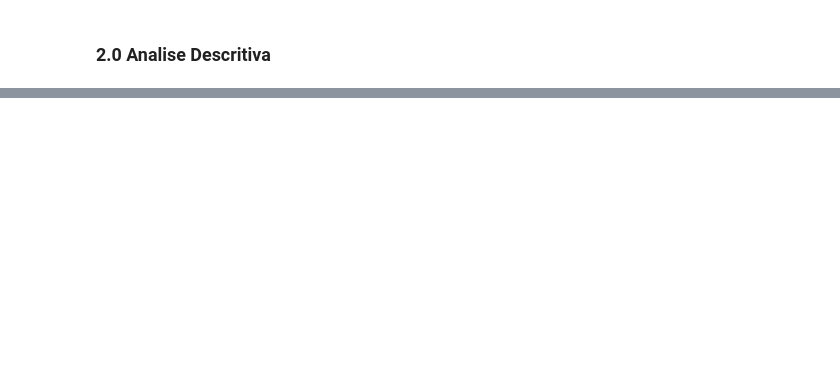
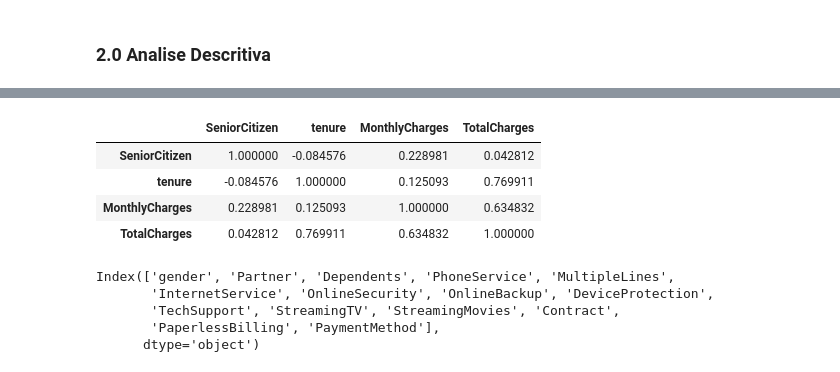
Before and after one commit to Felintox/Predict-Customer-Churn---Kaggle-Playground-Prediction-Competition-, a Jupyter notebook: churn-predict.ipynb, the cells around one changed output, grey strips where cells are left out. Cells and saved outputs as stored; diff of their text form; code cells hidden in the pictures; blank space fills up the shorter version.

```diff
--- a/churn-predict.ipynb
+++ b/churn-predict.ipynb
@@ -44,0 +105,16 @@ memory usage: 95.2+ MB
+# %%
+x_train[num_vars].corr()
+# %% [output]
+|  | SeniorCitizen | tenure | MonthlyCharges | TotalCharges |
+| SeniorCitizen | 1.000000 | -0.084576 | 0.228981 | 0.042812 |
+| tenure | -0.084576 | 1.000000 | 0.125093 | 0.769911 |
+| MonthlyCharges | 0.228981 | 0.125093 | 1.000000 | 0.634832 |
+| TotalCharges | 0.042812 | 0.769911 | 0.634832 | 1.000000 |
+# %%
+cat_vars
+# %% [output]
+Index(['gender', 'Partner', 'Dependents', 'PhoneService', 'MultipleLines',
+       'InternetService', 'OnlineSecurity', 'OnlineBackup', 'DeviceProtection',
+       'TechSupport', 'StreamingTV', 'StreamingMovies', 'Contract',
+       'PaperlessBilling', 'PaymentMethod'],
+      dtype='object')
```
Also changed, not shown: parts of 11 cells of this notebook.
